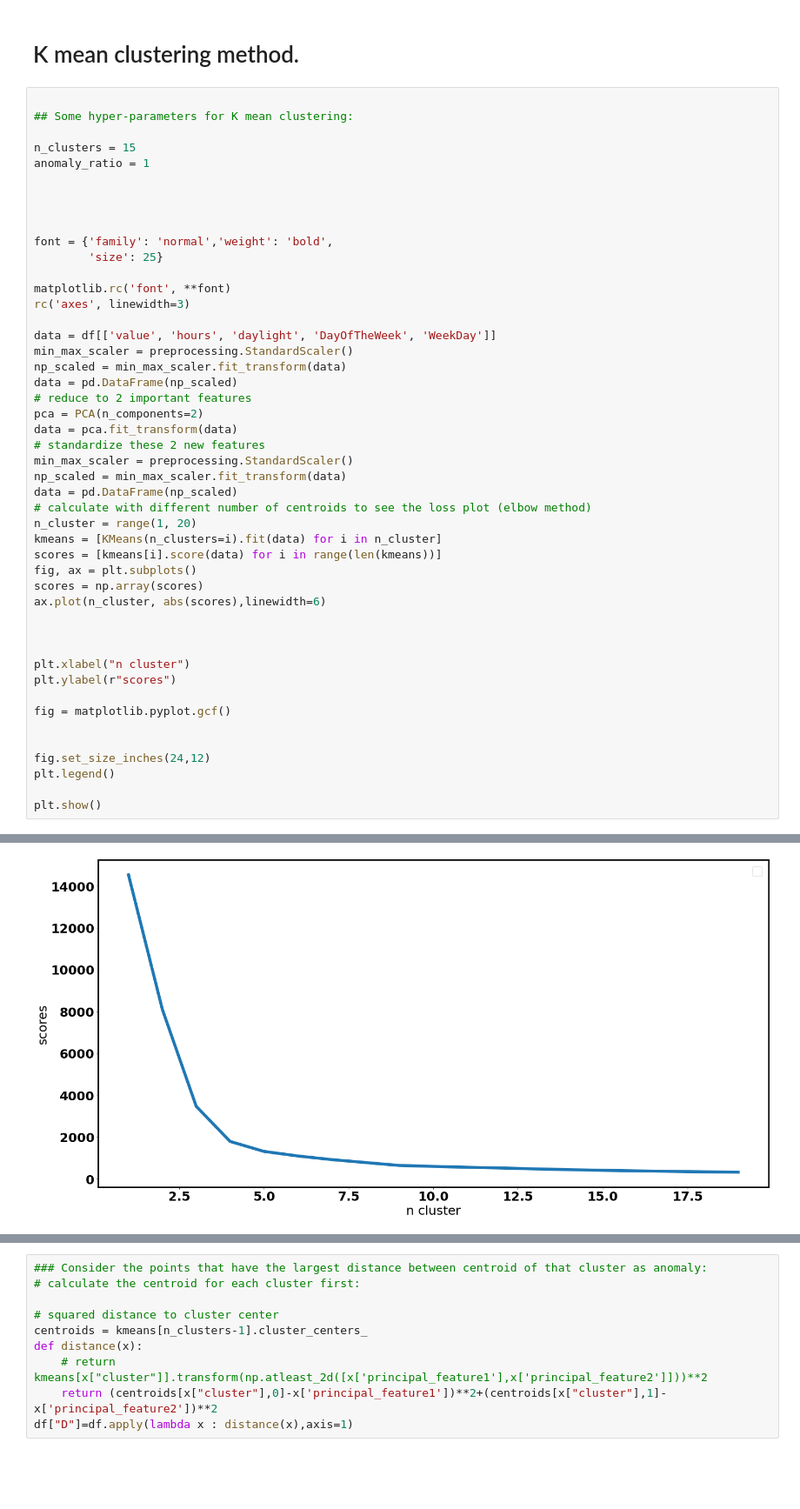
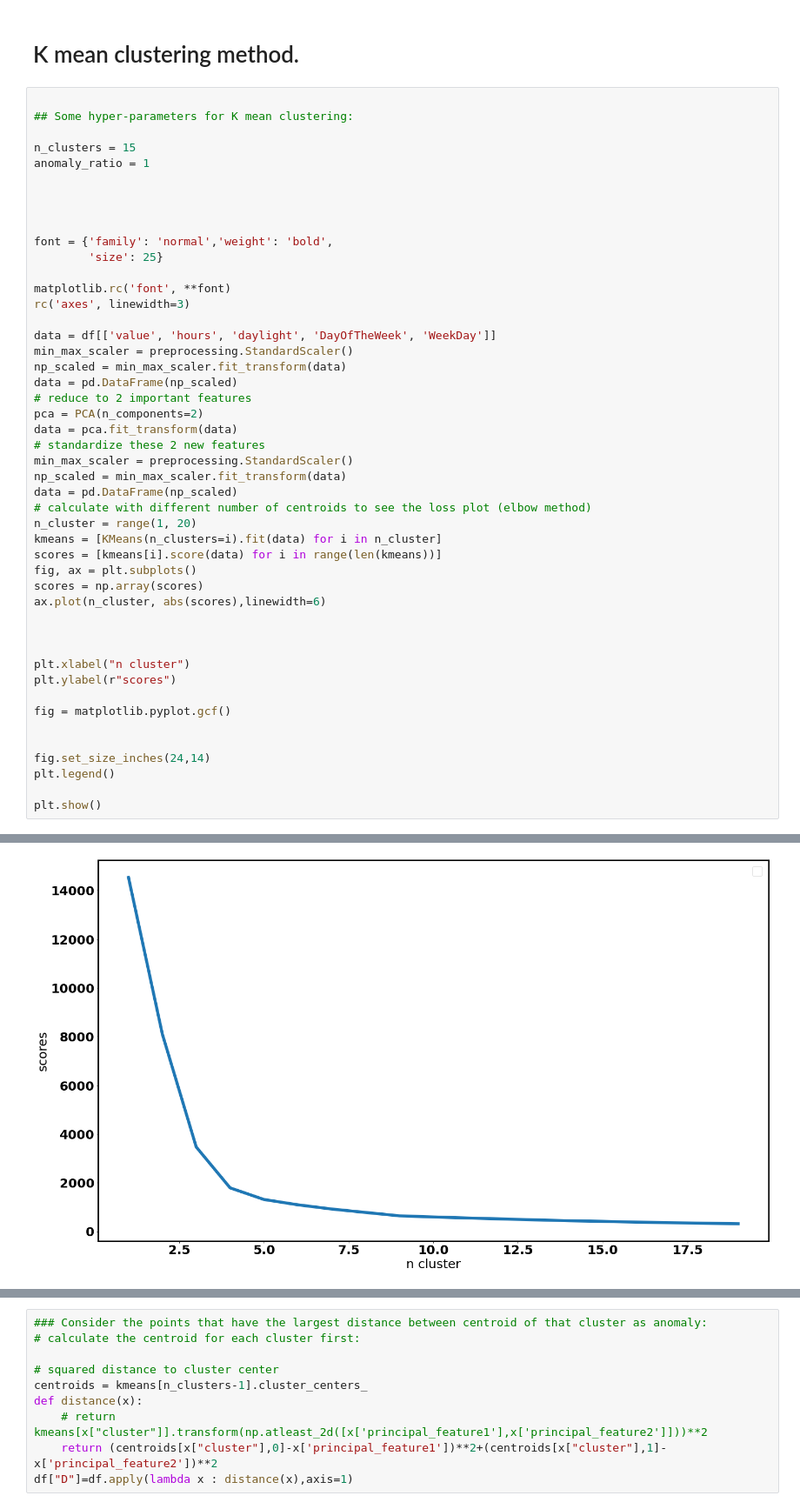
Before and after one commit to peraktong/Passion, a Jupyter notebook: Passion_v2.ipynb, the cells around one changed output, grey strips where cells are left out. Shown at 87% size. Drawn from its saved outputs; the diff is of its cells as text; blank space fills up the shorter version.

```diff
--- a/Passion_v2.ipynb
+++ b/Passion_v2.ipynb
@@ -236,7 +236,7 @@ plt.ylabel(r"scores")
 fig = matplotlib.pyplot.gcf()
 
 
-fig.set_size_inches(24,12)
+fig.set_size_inches(24,14)
 plt.legend()
 
 plt.show()
@@ -245,4 +245,4 @@ W0703 19:55:00.437209 140427740727104 legend.py:1247] No handles with labels fou
-[figure, old version]
+[figure, new version]
 # %%
 # Let's take a look at the previous plot: Choose around 10-15 clusters:
 # predict each clustering
```
Also changed, not shown: parts of 13 cells of this notebook, 19 other files.
